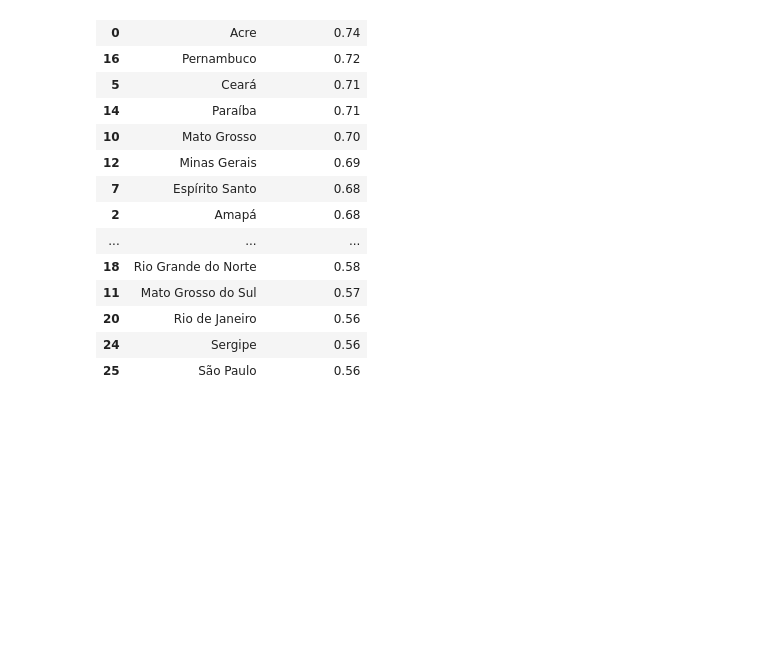
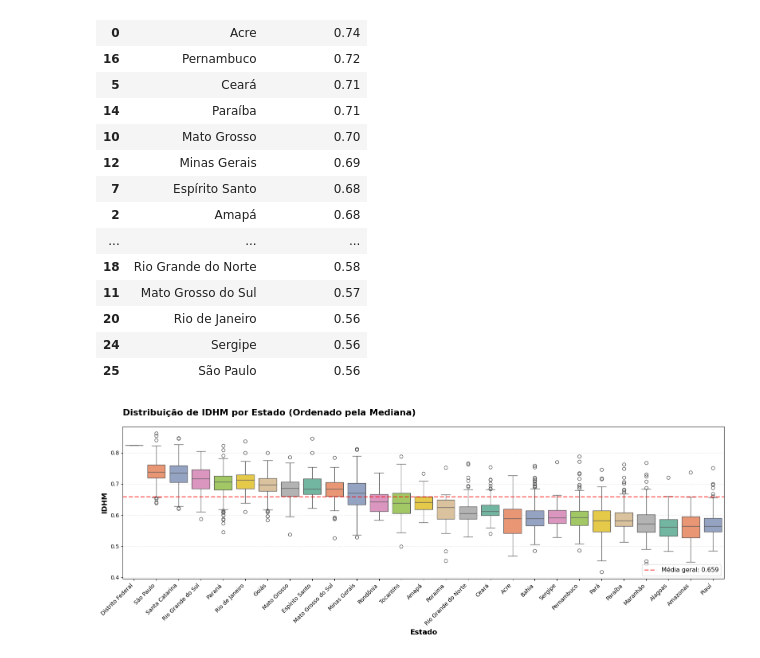
Before and after one commit to Fe-Biaggio/stelar-projects, a Jupyter notebook: Aula 01 a 03/IDHM.ipynb, the cells around one changed output. Drawn from its saved outputs; the diff is of its cells as text; code cells hidden in the pictures; blank space fills up the shorter version.

```diff
--- a/Aula 01 a 03/IDHM.ipynb
+++ b/Aula 01 a 03/IDHM.ipynb
@@ -360,24 +362,26 @@ df_idhm_estado_lt.head(30)
 # %%
 # Boxplot por estado ordenado pela mediana do IDHM (maior para menor)
 plt.figure(figsize=(16, 6))
 
 # Criar ordem dos estados pela mediana (decrescente)
 ordem_estados = df_idhm.groupby('uf')['mediana_estado'].first().sort_values(ascending=False).index.tolist()
 
 # Boxplot ordenado
 sns.boxplot(data=df_idhm, x='uf', y='idhm', order=ordem_estados, palette='Set2')
 
 plt.title('Distribuição de IDHM por Estado (Ordenado pela Mediana)', fontsize=16, fontweight='bold', loc='left', pad=20)
 plt.xlabel('Estado', fontsize=13, fontweight='bold')
 plt.ylabel('IDHM', fontsize=13, fontweight='bold')
 plt.xticks(rotation=45, ha='right')
 
 # Linha de referência com a média geral (vermelho claro e translúcido)
-plt.axhline(df_idhm['idhm'].mean(), color='#ffcccc', linestyle='--', linewidth=2, alpha=0.6, label=f"Média geral: {df_idhm['idhm'].mean():.3f}")
+plt.axhline(df_idhm['idhm'].mean(), color='#ff0000', linestyle='--', linewidth=2, alpha=0.6, label=f"Média geral: {df_idhm['idhm'].mean():.3f}")
 plt.legend(loc='lower right', fontsize=11)
 
 # Grade
 plt.grid(axis='y', alpha=0.3, linestyle='--')
 
 plt.tight_layout()
 plt.show()
+# %% [output]
+[figure, added]
```
Also changed, not shown: parts of 3 cells of this notebook.
